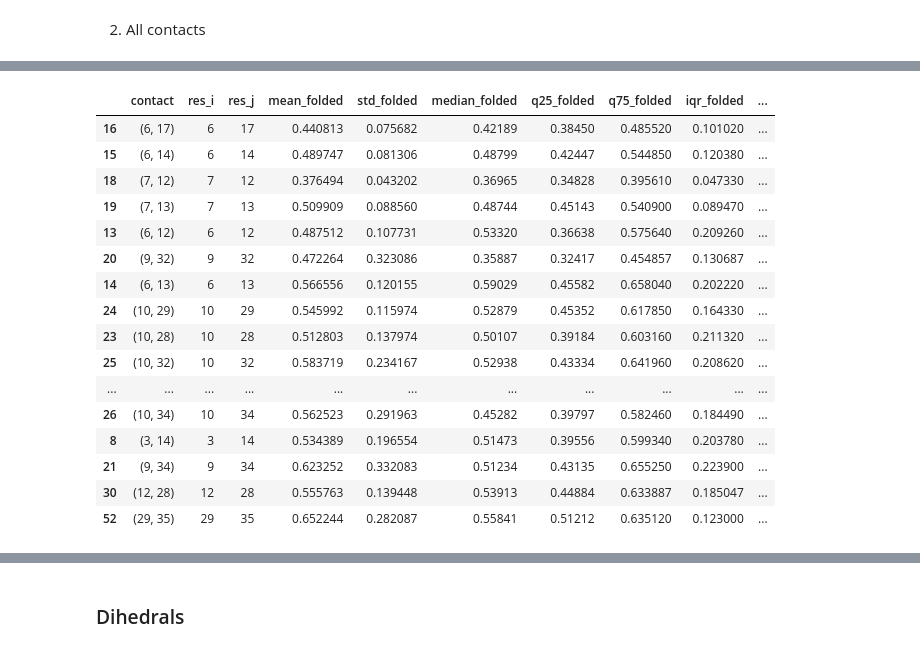
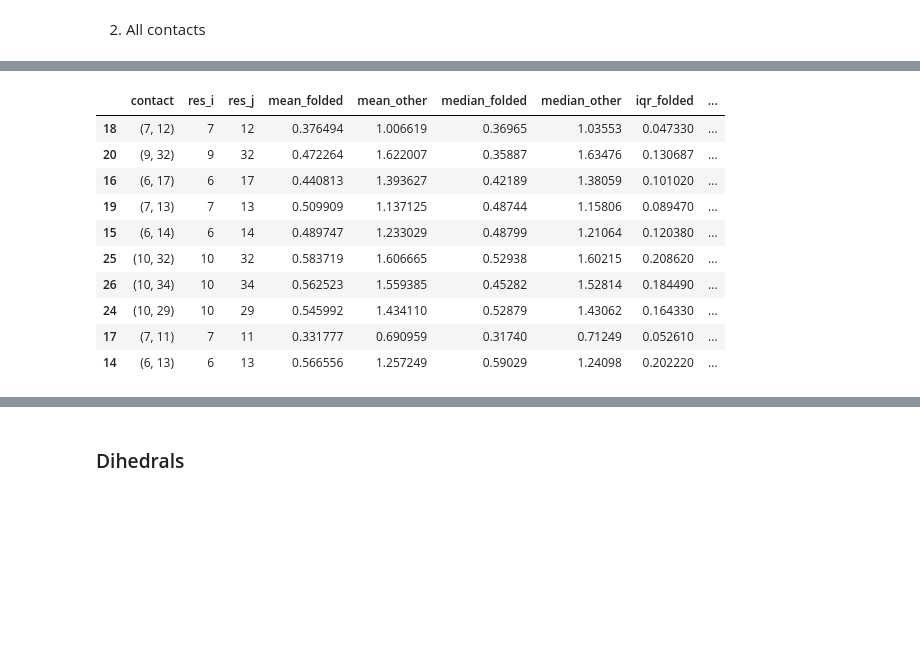
Before and after one commit to miriamzara/MSM, a Jupyter notebook: root/notebooks/step_4_NEW_analysis.ipynb, the cells around one changed output, grey strips where cells are left out. Cells and saved outputs as stored; diff of their text form; code cells hidden in the pictures; blank space fills up the shorter version.

```diff
--- a/root/notebooks/step_4_NEW_analysis.ipynb
+++ b/root/notebooks/step_4_NEW_analysis.ipynb
@@ -940,3 +929,5 @@ def summarize_contact_array(x, cutoff):
         "iqr": np.quantile(x, 0.75) - np.quantile(x, 0.25),
         "formed_fraction": np.mean(x < cutoff),
     }
+
+contact_cutoff = 0.6 # nm
@@ -1027,7 +934,6 @@ for k, pair in enumerate(core_contact_labels):
 # %% [markdown]
 2. All contacts
 # %%
-contact_cutoff = 0.8  # nm
 contact_rows = []
 
 for k, pair in enumerate(contacts_index):
@@ -1056,8 +962,8 @@ for k, pair in enumerate(contacts_index):
         "formed_fraction_other": other_stats["formed_fraction"],
     }
 
-    row["delta_mean_other_minus_folded"] = row["mean_other"] - row["mean_folded"]
-    row["delta_formed_folded_minus_other"] = (
+    row["delta_mean"] = row["mean_other"] - row["mean_folded"]
+    row["delta_fraction"] = (
         row["formed_fraction_folded"] - row["formed_fraction_other"]
     )
 
@@ -1066,6 +972,6 @@ for k, pair in enumerate(contacts_index):
 all_contact_df = pd.DataFrame(contact_rows)
 
 all_contact_df = all_contact_df.sort_values(
-    "delta_formed_folded_minus_other",
+    "delta_fraction",
     ascending=False
 )
@@ -1112,51 +1017,30 @@ all_contact_df["folded_contact_score"] = (
 # %%
-ranked_contacts = all_contact_df.sort_values(
-    "folded_contact_score",
-    ascending=False
-)
+cols_to_show = [
+    "contact",
+    "res_i",
+    "res_j",
+    "mean_folded",
+    "mean_other",
+    "median_folded",
+    "median_other",
+    "iqr_folded",
+    "iqr_other",
+    "robust_distance_effect_size",
+    "formed_fraction_folded",
+    "formed_fraction_other",
+    "delta_fraction",
+]
 
-ranked_contacts[
-    [
-        "contact",
-        "res_i",
-        "res_j",
-        "mean_folded",
-        "mean_other",
-        "formed_fraction_folded",
-        "formed_fraction_other",
-        "delta_formed_folded_minus_other",
-        "distance_effect_size",
-        "iqr_folded",
-        "folded_contact_score",
-    ]
-].head(30)
-
-most_different_contacts = all_contact_df[
-    (all_contact_df["formed_fraction_folded"] > 0.7) &
-    (all_contact_df["formed_fraction_other"] < 0.4) &
-    (all_contact_df["delta_formed_folded_minus_other"] > 0.4) &
-    (all_contact_df["distance_effect_size"] > 1.0)
-].sort_values(
-    "folded_contact_score",
-    ascending=False
-)
-
-most_different_contacts
+ranked_contacts_robust[cols_to_show].head(10)
 # %% [output]
-|  | contact | res_i | res_j | mean_folded | std_folded | median_folded | q25_folded | q75_folded | iqr_folded | ... |
-| 16 | (6, 17) | 6 | 17 | 0.440813 | 0.075682 | 0.42189 | 0.38450 | 0.485520 | 0.101020 | ... |
-| 15 | (6, 14) | 6 | 14 | 0.489747 | 0.081306 | 0.48799 | 0.42447 | 0.544850 | 0.120380 | ... |
-| 18 | (7, 12) | 7 | 12 | 0.376494 | 0.043202 | 0.36965 | 0.34828 | 0.395610 | 0.047330 | ... |
-| 19 | (7, 13) | 7 | 13 | 0.509909 | 0.088560 | 0.48744 | 0.45143 | 0.540900 | 0.089470 | ... |
-| 13 | (6, 12) | 6 | 12 | 0.487512 | 0.107731 | 0.53320 | 0.36638 | 0.575640 | 0.209260 | ... |
-| 20 | (9, 32) | 9 | 32 | 0.472264 | 0.323086 | 0.35887 | 0.32417 | 0.454857 | 0.130687 | ... |
-| 14 | (6, 13) | 6 | 13 | 0.566556 | 0.120155 | 0.59029 | 0.45582 | 0.658040 | 0.202220 | ... |
-| 24 | (10, 29) | 10 | 29 | 0.545992 | 0.115974 | 0.52879 | 0.45352 | 0.617850 | 0.164330 | ... |
-| 23 | (10, 28) | 10 | 28 | 0.512803 | 0.137974 | 0.50107 | 0.39184 | 0.603160 | 0.211320 | ... |
-| 25 | (10, 32) | 10 | 32 | 0.583719 | 0.234167 | 0.52938 | 0.43334 | 0.641960 | 0.208620 | ... |
-| ... | ... | ... | ... | ... | ... | ... | ... | ... | ... | ... |
-| 26 | (10, 34) | 10 | 34 | 0.562523 | 0.291963 | 0.45282 | 0.39797 | 0.582460 | 0.184490 | ... |
-| 8 | (3, 14) | 3 | 14 | 0.534389 | 0.196554 | 0.51473 | 0.39556 | 0.599340 | 0.203780 | ... |
-| 21 | (9, 34) | 9 | 34 | 0.623252 | 0.332083 | 0.51234 | 0.43135 | 0.655250 | 0.223900 | ... |
-| 30 | (12, 28) | 12 | 28 | 0.555763 | 0.139448 | 0.53913 | 0.44884 | 0.633887 | 0.185047 | ... |
-| 52 | (29, 35) | 29 | 35 | 0.652244 | 0.282087 | 0.55841 | 0.51212 | 0.635120 | 0.123000 | ... |
+|  | contact | res_i | res_j | mean_folded | mean_other | median_folded | median_other | iqr_folded | ... |
+| 18 | (7, 12) | 7 | 12 | 0.376494 | 1.006619 | 0.36965 | 1.03553 | 0.047330 | ... |
+| 20 | (9, 32) | 9 | 32 | 0.472264 | 1.622007 | 0.35887 | 1.63476 | 0.130687 | ... |
+| 16 | (6, 17) | 6 | 17 | 0.440813 | 1.393627 | 0.42189 | 1.38059 | 0.101020 | ... |
+| 19 | (7, 13) | 7 | 13 | 0.509909 | 1.137125 | 0.48744 | 1.15806 | 0.089470 | ... |
+| 15 | (6, 14) | 6 | 14 | 0.489747 | 1.233029 | 0.48799 | 1.21064 | 0.120380 | ... |
+| 25 | (10, 32) | 10 | 32 | 0.583719 | 1.606665 | 0.52938 | 1.60215 | 0.208620 | ... |
+| 26 | (10, 34) | 10 | 34 | 0.562523 | 1.559385 | 0.45282 | 1.52814 | 0.184490 | ... |
+| 24 | (10, 29) | 10 | 29 | 0.545992 | 1.434110 | 0.52879 | 1.43062 | 0.164330 | ... |
+| 17 | (7, 11) | 7 | 11 | 0.331777 | 0.690959 | 0.31740 | 0.71249 | 0.052610 | ... |
+| 14 | (6, 13) | 6 | 13 | 0.566556 | 1.257249 | 0.59029 | 1.24098 | 0.202220 | ... |
```
Also changed, not shown: parts of 20 cells of this notebook, 4 other files.
